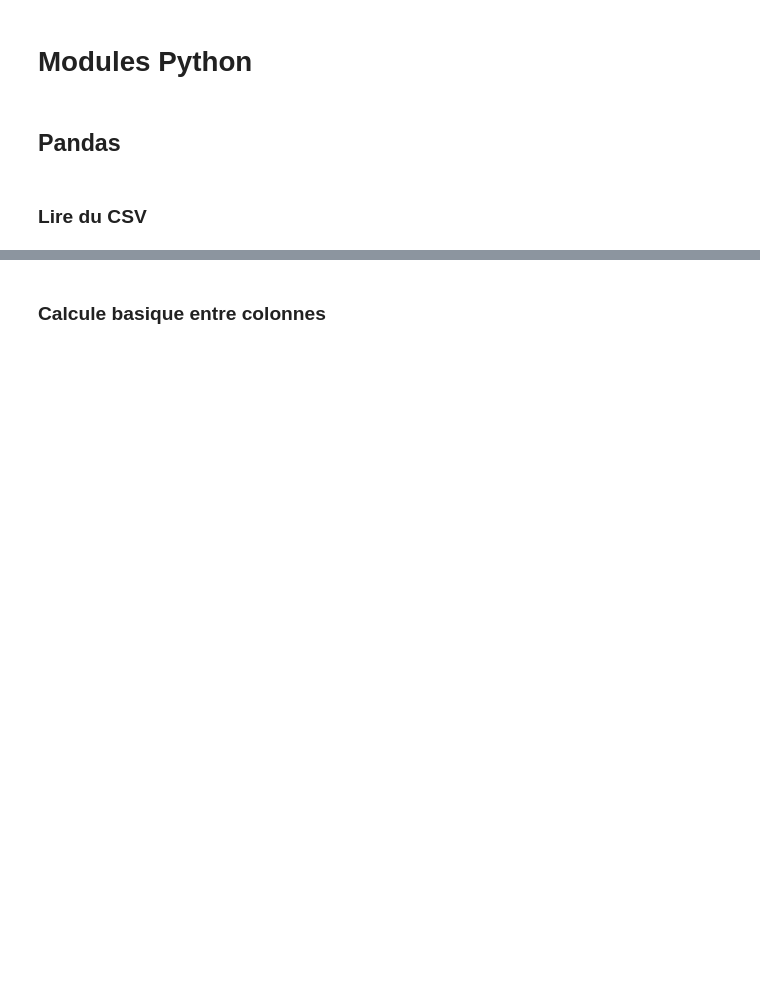
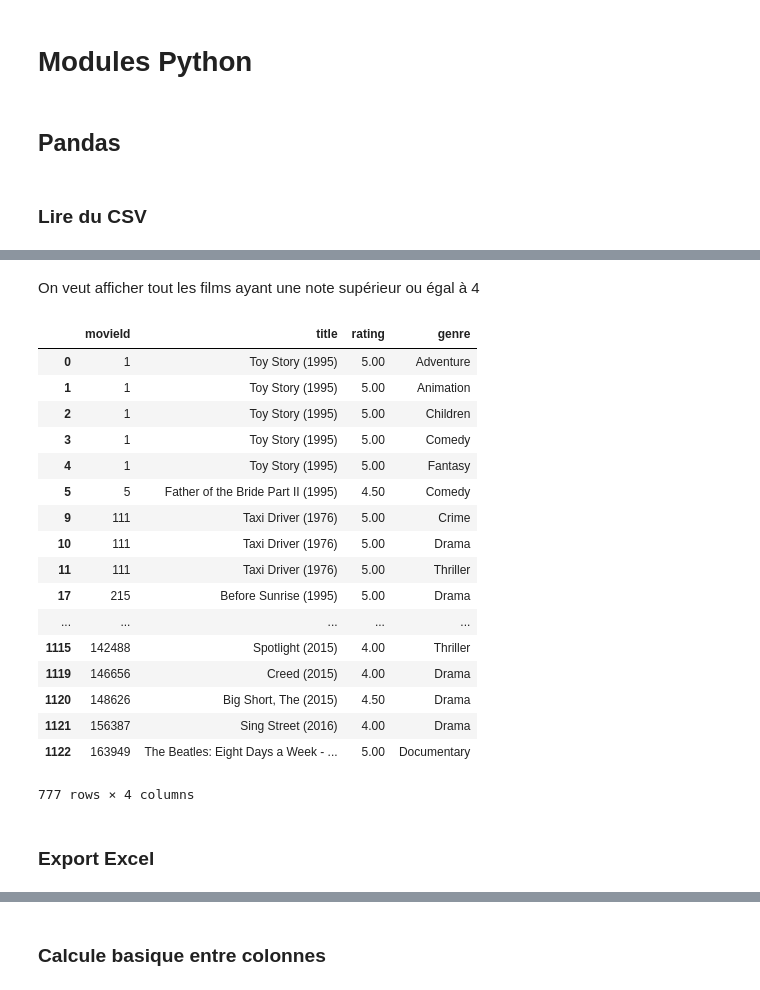
Before and after one commit to tribouillois/tuto2, a Jupyter notebook: data/notebooks/Formation_Python.ipynb, the cells around one changed output, grey strips where cells are left out. Cells and saved outputs as stored; diff of their text form; code cells hidden in the pictures; blank space fills up the shorter version.

```diff
--- a/data/notebooks/Formation_Python.ipynb
+++ b/data/notebooks/Formation_Python.ipynb
@@ -404,0 +615,26 @@ df = pd.read_csv("csv/")
+# %% [markdown]
+On veut afficher tout les films ayant une note supérieur ou égal à 4
+# %%
+df_bons_films = df.loc[df.rating >= 4]
+df_bons_films
+# %% [output]
+|  | movieId | title | rating | genre |
+| 0 | 1 | Toy Story (1995) | 5.00 | Adventure |
+| 1 | 1 | Toy Story (1995) | 5.00 | Animation |
+| 2 | 1 | Toy Story (1995) | 5.00 | Children |
+| 3 | 1 | Toy Story (1995) | 5.00 | Comedy |
+| 4 | 1 | Toy Story (1995) | 5.00 | Fantasy |
+| 5 | 5 | Father of the Bride Part II (1995) | 4.50 | Comedy |
+| 9 | 111 | Taxi Driver (1976) | 5.00 | Crime |
+| 10 | 111 | Taxi Driver (1976) | 5.00 | Drama |
+| 11 | 111 | Taxi Driver (1976) | 5.00 | Thriller |
+| 17 | 215 | Before Sunrise (1995) | 5.00 | Drama |
+| ... | ... | ... | ... | ... |
+| 1115 | 142488 | Spotlight (2015) | 4.00 | Thriller |
+| 1119 | 146656 | Creed (2015) | 4.00 | Drama |
+| 1120 | 148626 | Big Short, The (2015) | 4.50 | Drama |
+| 1121 | 156387 | Sing Street (2016) | 4.00 | Drama |
+| 1122 | 163949 | The Beatles: Eight Days a Week - ... | 5.00 | Documentary |
+777 rows × 4 columns
+# %% [markdown]
+### Export Excel
```
Also changed, not shown: parts of 34 cells of this notebook, 4 other files.
